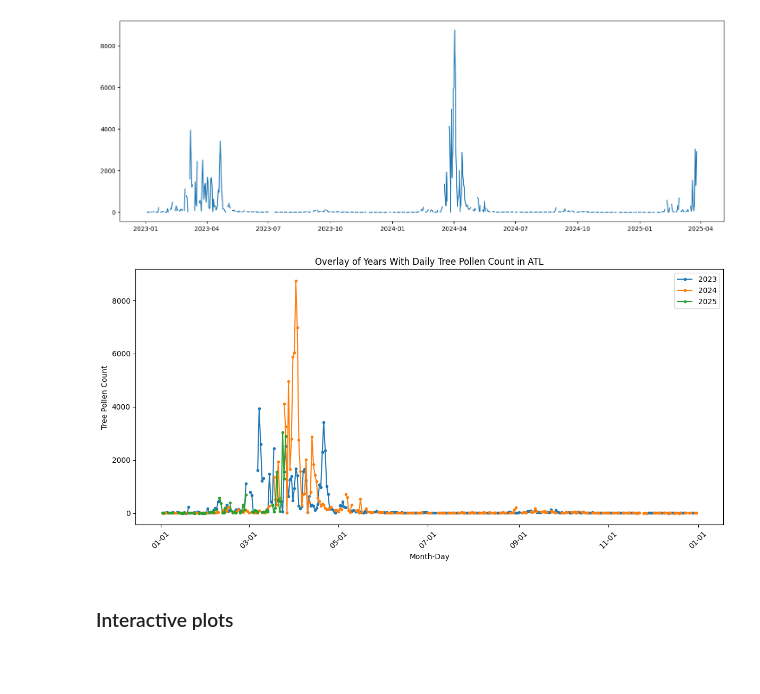
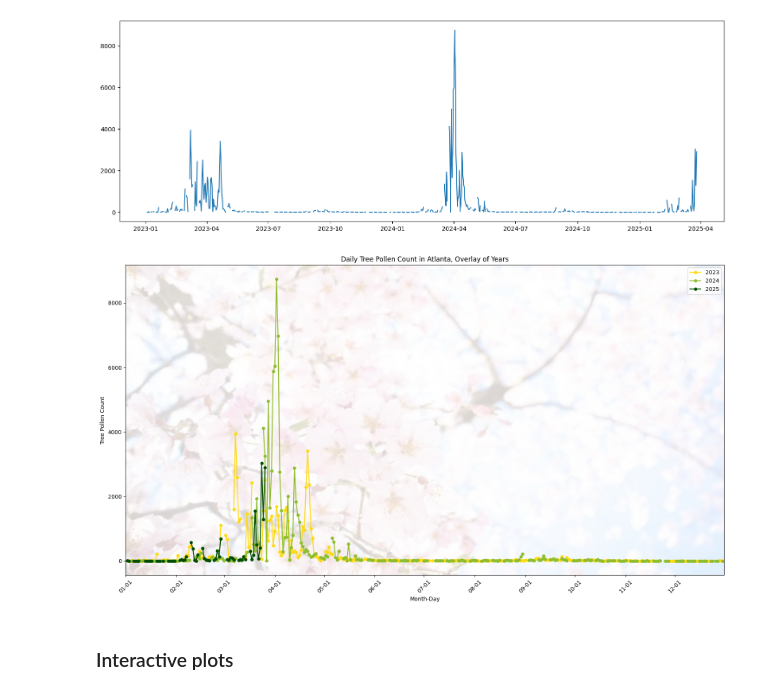
Before and after one commit to siranhe/atl.pollen, a Jupyter notebook: script/pollen_tracking.ipynb, the cells around one changed output. Cells and saved outputs as stored; diff of their text form; code cells hidden in the pictures; blank space fills up the shorter version.

Commit message:
trying background image

```diff
--- a/script/pollen_tracking.ipynb
+++ b/script/pollen_tracking.ipynb
@@ -73,37 +73,59 @@ plt.plot(df_pollen['date_dt'], df_pollen['TREES']);
 # However, we'd prefer to overlay year by year plot instead
 # %% [output]
 [figure]
+# %%
+# Load cherry blossom image
+import matplotlib.image as mpimg
+
+cb_image = mpimg.imread("../data/cherry_blossom.JPG")
 # %%
 # Normalize dates to the year 2000 (a leap year)
 df_pollen['normalized_date'] = df_pollen['date_dt'].apply(lambda dt: dt.replace(year=2000))
 
 # Create the plot
-fig, ax = plt.subplots(figsize=(12, 6))
+fig, ax = plt.subplots(figsize=(16,9))
 
-## Original plot code without dynamic colors:
+# Get min/max y-values (expand slightly to prevent cropping)
+y_min, y_max = df_pollen['TREES'].min(), df_pollen['TREES'].max()
+y_buffer = (y_max - y_min) * 0.05  # Add 5% padding
+y_min -= y_buffer
+y_max += y_buffer
+
+# Display the background image
+ax.imshow(cb_image, extent=[mdates.date2num(datetime.datetime(2000, 1, 1)),
+                            mdates.date2num(datetime.datetime(2000, 12, 31)),
+                            y_min, y_max],
+          aspect='auto', alpha=0.17)  # Adjust alpha for transparency
+
+# Manually define colors for specific years
+year_colors = {
+    2023: '#FFDA14',
+    2024: '#8FBD2F',
+    2025: '#004d00'
+}
+
+# Group data by year and plot
 for year, group in df_pollen.groupby('YEAR'):
-    ax.plot(group['normalized_date'], group['TREES'], marker='.', linestyle='-', label=year)
+    color = year_colors.get(year, 'gray')  # Default to gray if year is missing
+    ax.plot(group['normalized_date'], group['TREES'], marker='.', linestyle='-',
+            linewidth=1.7, markersize=10,
+            color=color, label=year)
 
 # Format the x-axis to show month and day
 ax.xaxis.set_major_formatter(mdates.DateFormatter('%m-%d'))
 plt.xticks(rotation=45)
 
-# # set date range (other wise shows up as 1/1 to 1/1)
-# start_date = datetime.datetime.strptime('01-01', '%m-%d')
-# end_date = datetime.datetime.strptime('12-31', '%m-%d')
-# plt.xlim(mdates.date2num(start_date), mdates.date2num(end_date))
-
 # Add labels and title
 ax.set_xlabel('Month-Day')
 ax.set_ylabel('Tree Pollen Count')
-ax.set_title('Overlay of Years With Daily Tree Pollen Count in ATL')
+ax.set_title('Daily Tree Pollen Count in Atlanta, Overlay of Years')
 ax.legend()
 
 # Display the plot
 plt.tight_layout()
 plt.show();
 # %% [output]
-[figure, old version]
+[figure, new version]
 # %%
 fig.savefig('../output/static_tracking_plot.png', bbox_inches='tight')
 # %% [markdown]
```
Also changed, not shown: 3 other files.
